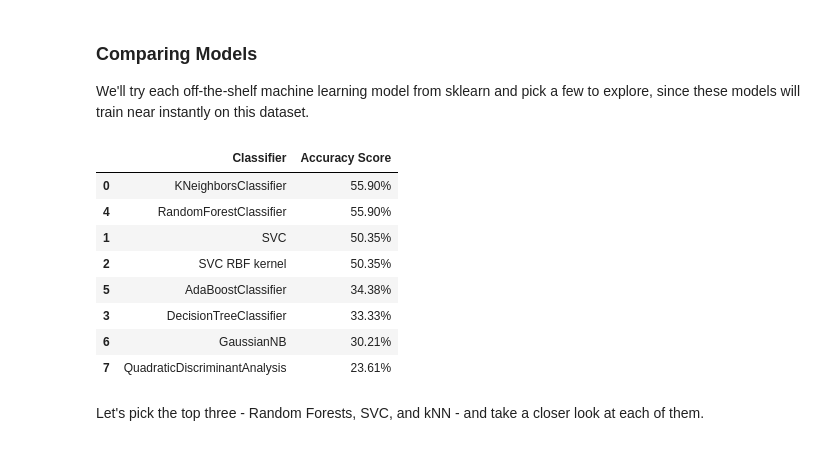
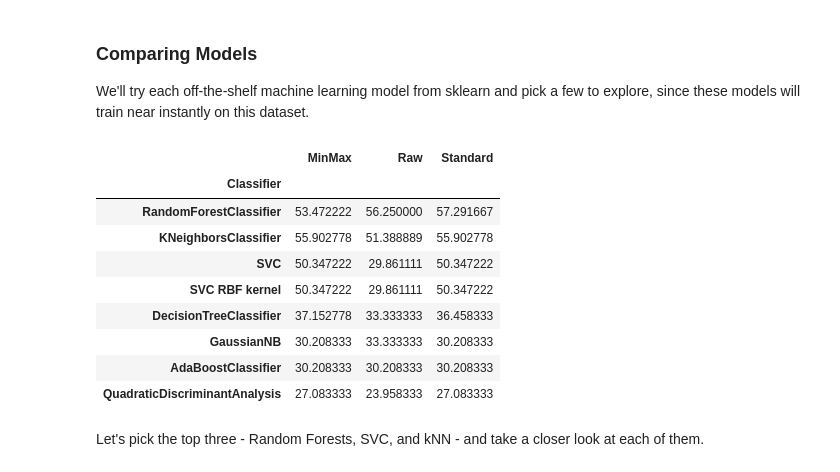
Before and after one commit to stnewaz/Week3-ClassicML, a Jupyter notebook: Week_3_MachineLearning.ipynb, the cells around one changed output. Cells and saved outputs as stored; diff of their text form; code cells hidden in the pictures.

```diff
--- a/Week_3_MachineLearning.ipynb
+++ b/Week_3_MachineLearning.ipynb
@@ -518,49 +527,63 @@ We'll try each off-the-shelf machine learning model from sklearn and pick a few
 # %%
 from sklearn.neighbors import KNeighborsClassifier
 from sklearn.svm import SVC
 from sklearn.tree import DecisionTreeClassifier
 from sklearn.ensemble import RandomForestClassifier, AdaBoostClassifier
 from sklearn.naive_bayes import GaussianNB
 from sklearn.discriminant_analysis import QuadraticDiscriminantAnalysis
 
-#read the description at the end of the notebook to understand the models beter
 classification_models = [
     KNeighborsClassifier(),#(3),
     SVC(kernel='linear'),#, C=0.025),
     SVC(kernel='rbf'),
     DecisionTreeClassifier(),#max_depth=5),
     RandomForestClassifier(),#max_depth=5, n_estimators=10, max_features=1),
     AdaBoostClassifier(),
     GaussianNB(),
     QuadraticDiscriminantAnalysis()]
-#result of me testing the data
+
+scalers = {
+    "Standard": (X_train_scaled, X_test_scaled),
+    "MinMax": (X_train_minmax, X_test_minmax),
+    "Raw": (X_train, X_test)
+}
+
 scores = []
+# loop through all the models
 for model in classification_models:
-  #.fit is the term used to training --> then add your training variables
-    model.fit(X_train_scaled, y_train)
-    #changing to save the score
-    score = model.score(X_test_scaled, y_test)
+    model_name = type(model).__name__
 
-    #checks each with the file and sees if it is right
-    model_name = type(model).__name__
-    if model_name=='SVC' and model.kernel=='rbf': model_name+=' RBF kernel'
-    scores.append((model_name,(f'{100*score:.2f}%')))
+    #loop through all the scaled data
+    for scaler, (X_train_data, X_test_data) in scalers.items():
+        # creating a new untrained model for each data set
+        model_new = type(model)()
+        #.fit is the term used to training --> then add your training variables
+        model_new.fit(X_train_data, y_train)          # train on each scaler data
+        score = model_new.score(X_test_data, y_test)  # test on each scaler data
+
+        if model_name=='SVC' and model.kernel=='rbf': model_name+=' RBF kernel'
+        scores.append((model_name, scaler, 100*score))
+
 # Make it pretty
-scores_df = pd.DataFrame(scores,columns=['Classifier','Accuracy Score'])
-scores_df.sort_values(by='Accuracy Score',axis=0,ascending=False)
+scores_df = pd.DataFrame(scores, columns=['Classifier', 'Scaler', 'Accuracy'])
+# show each row seperately
+scores_full = scores_df.pivot(index='Classifier', columns='Scaler', values='Accuracy')
+scores_full.columns.name = None
+#sor the values by highest to lowest
+scores_full= scores_full.loc[scores_full.max(axis=1).sort_values(ascending=False).index]
 
-#add another column performing another test using your data
-#own data set
+scores_full
 # %% [output]
-|  | Classifier | Accuracy Score |
-| 0 | KNeighborsClassifier | 55.90% |
-| 4 | RandomForestClassifier | 55.90% |
-| 1 | SVC | 50.35% |
-| 2 | SVC RBF kernel | 50.35% |
-| 5 | AdaBoostClassifier | 34.38% |
-| 3 | DecisionTreeClassifier | 33.33% |
-| 6 | GaussianNB | 30.21% |
-| 7 | QuadraticDiscriminantAnalysis | 23.61% |
+|  | MinMax | Raw | Standard |
+| Classifier |  |  |  |
+| RandomForestClassifier | 53.472222 | 56.250000 | 57.291667 |
+| KNeighborsClassifier | 55.902778 | 51.388889 | 55.902778 |
+| SVC | 50.347222 | 29.861111 | 50.347222 |
+| SVC RBF kernel | 50.347222 | 29.861111 | 50.347222 |
+| DecisionTreeClassifier | 37.152778 | 33.333333 | 36.458333 |
+| GaussianNB | 30.208333 | 33.333333 | 30.208333 |
+| AdaBoostClassifier | 30.208333 | 30.208333 | 30.208333 |
+| QuadraticDiscriminantAnalysis | 27.083333 | 23.958333 | 27.083333 |
 # %% [markdown]
 Let's pick the top three - Random Forests, SVC, and kNN - and take a closer look at each of them.
 # %% [markdown]
```
Also changed, not shown: parts of 11 cells of this notebook.
